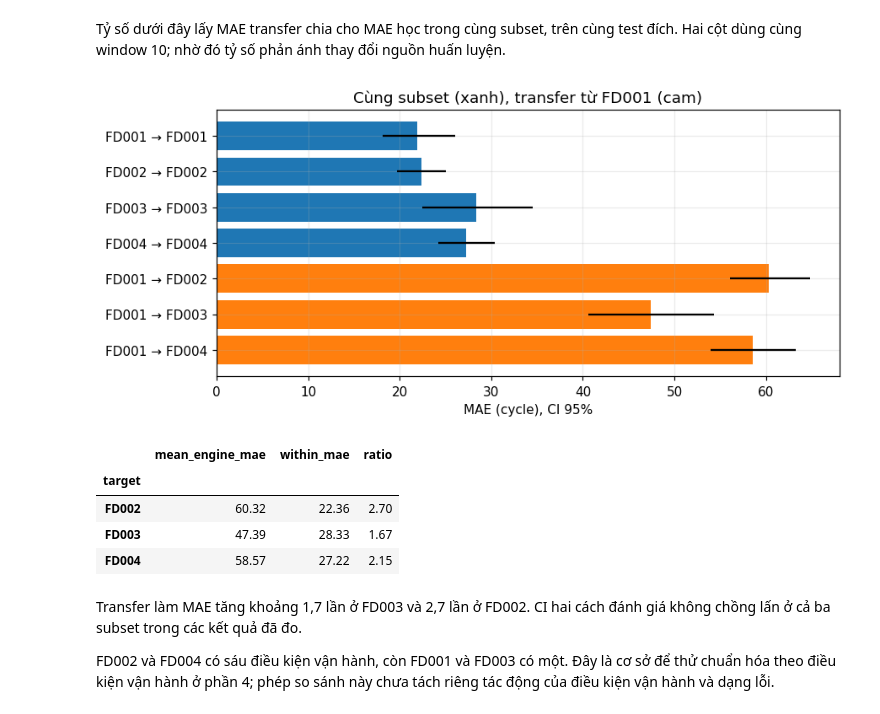
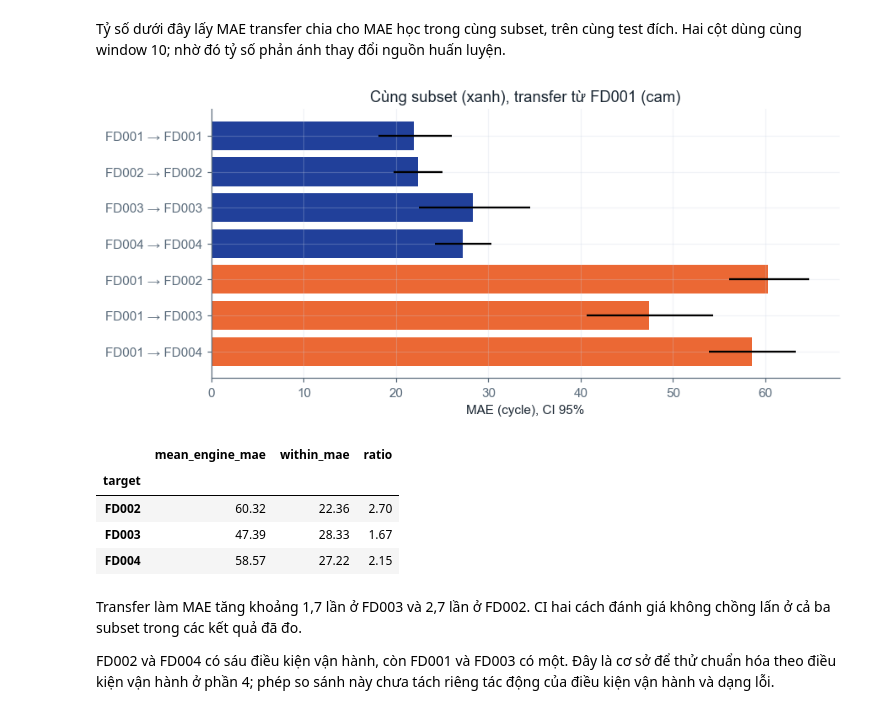
Before and after one commit to ti014/tinasa-cmapss-rul-prediction, a Jupyter notebook: notebooks/05_cross_dataset_and_improvement.ipynb, the cells around one changed output. Cells and saved outputs as stored; diff of their text form; code cells hidden in the pictures.

```diff
--- a/notebooks/05_cross_dataset_and_improvement.ipynb
+++ b/notebooks/05_cross_dataset_and_improvement.ipynb
@@ -24,7 +24,9 @@ from IPython.display import display
 
 ROOT = Path.cwd() if (Path.cwd() / "src/cmapss").is_dir() else Path.cwd().parent
 sys.path.insert(0, str(ROOT / "src"))
-plt.rcParams.update({"figure.dpi": 110, "axes.grid": True, "grid.alpha": 0.25})
+
+from cmapss.presentation import COLORS, apply_plot_style, style_figure
+apply_plot_style()
 # %%
 import tempfile
 
@@ -85,16 +87,18 @@ Tỷ số dưới đây lấy MAE transfer chia cho MAE học trong cùng subset
 Hai cột dùng cùng window 10; nhờ đó tỷ số phản ánh thay đổi nguồn huấn luyện.
 # %%
 fig, ax = plt.subplots(figsize=(8, 3.6), layout="constrained")
-colors = np.where(cross.type.eq("transfer"), "tab:orange", "tab:blue")
+colors = np.where(cross.type.eq("transfer"), COLORS["orange"], COLORS["blue"])
 ax.barh(cross.source + " → " + cross.target, cross.mean_engine_mae, color=colors,
         xerr=[cross.mean_engine_mae - cross.ci_lower, cross.ci_upper - cross.mean_engine_mae])
 ax.invert_yaxis()
 ax.set(xlabel="MAE (cycle), CI 95%", title="Cùng subset (xanh), transfer từ FD001 (cam)")
+style_figure(fig)
 fig.savefig(OUTPUT / "figures/cross_dataset.png", dpi=150)
+style_figure(plt.gcf())
 plt.show()
 transfer[["mean_engine_mae", "within_mae", "ratio"]].round(2)
 # %% [output]
-[figure, old version]
+[figure, new version]
 |  | mean_engine_mae | within_mae | ratio |
 | target |  |  |  |
 | FD002 | 60.32 | 22.36 | 2.70 |
```
Also changed, not shown: parts of 2 cells of this notebook, 17 other files.
